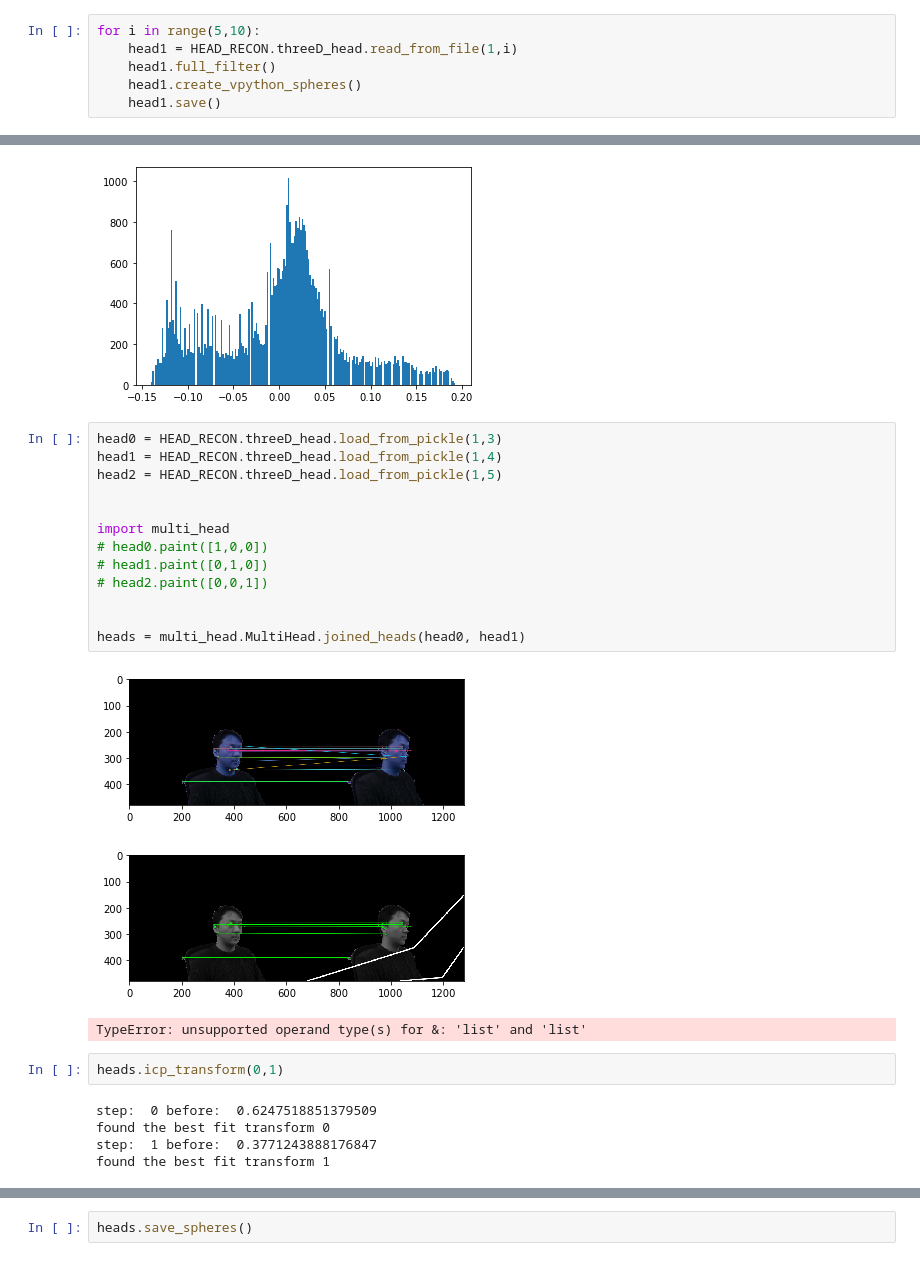
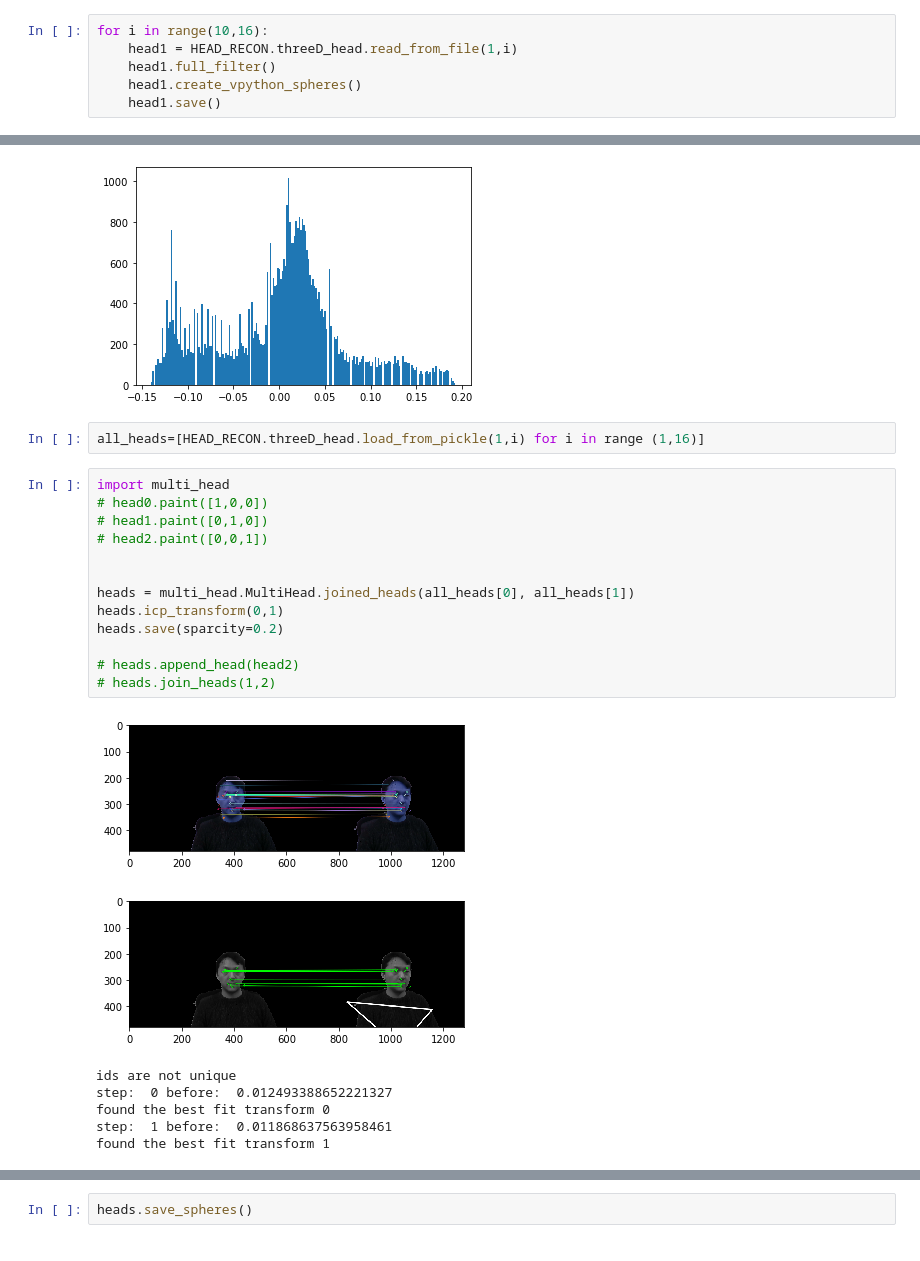
Before and after one commit to yichao-l/head_reconstruct, a Jupyter notebook: AV_CW_WZ.ipynb, the cells around one changed output, grey strips where cells are left out. Cells and saved outputs as stored; diff of their text form.

```diff
--- a/AV_CW_WZ.ipynb
+++ b/AV_CW_WZ.ipynb
@@ -41,7 +41,7 @@ plt.show()
 # %% [output]
 [figure]
 # %%
-for i in range(5,10):
+for i in range(10,16):
     head1 = HEAD_RECON.threeD_head.read_from_file(1,i)
     head1.full_filter()
     head1.create_vpython_spheres()
@@ -75,27 +78,26 @@ img1,path1 = head2.get_filtered_image()
 plt.imshow(img1)
 # %% [output]
 [figure]
+# %%
+all_heads=[HEAD_RECON.threeD_head.load_from_pickle(1,i) for i in range (1,16)]
 # %%
-head0 = HEAD_RECON.threeD_head.load_from_pickle(1,3)
-head1 = HEAD_RECON.threeD_head.load_from_pickle(1,4)
-head2 = HEAD_RECON.threeD_head.load_from_pickle(1,5)
-
-
 import multi_head
 # head0.paint([1,0,0])
 # head1.paint([0,1,0])
 # head2.paint([0,0,1])
 
 
-heads = multi_head.MultiHead.joined_heads(head0, head1)
+heads = multi_head.MultiHead.joined_heads(all_heads[0], all_heads[1])
+heads.icp_transform(0,1)
+heads.save(sparcity=0.2)
+
+# heads.append_head(head2)
+# heads.join_heads(1,2)
 # %% [output]
-[figure, old version]
+[figure, new version]
-[figure, old version]
+[figure, new version]
-TypeError: unsupported operand type(s) for &: 'list' and 'list'
+ids are not unique
+step:  0 before:  0.012493388652221327
+found the best fit transform 0
+step:  1 before:  0.011868637563958461
+found the best fit transform 1
-# %%
-heads.icp_transform(0,1)
-# %% [output]
-step:  0 before:  0.6247518851379509
-found the best fit transform 0
-step:  1 before:  0.3771243888176847
-found the best fit transform 1
```
Also changed, not shown: parts of 6 cells of this notebook, 4 other files.
